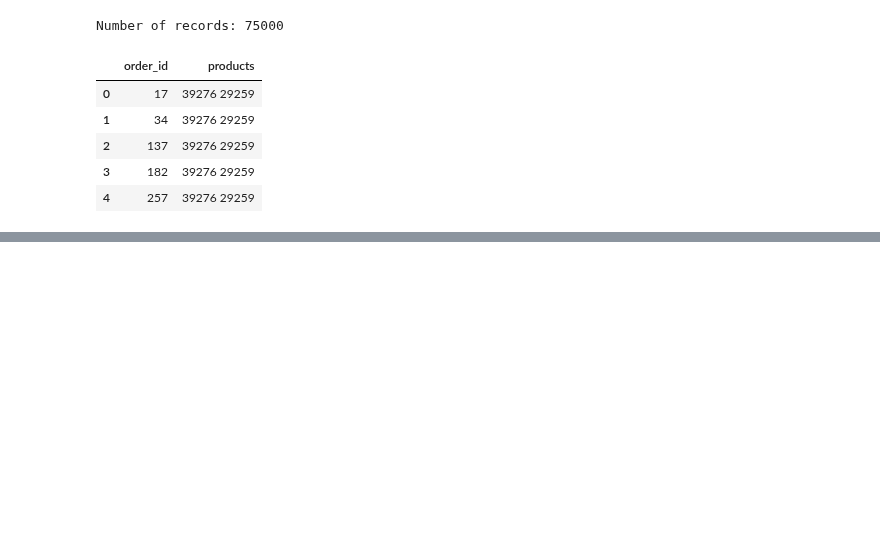
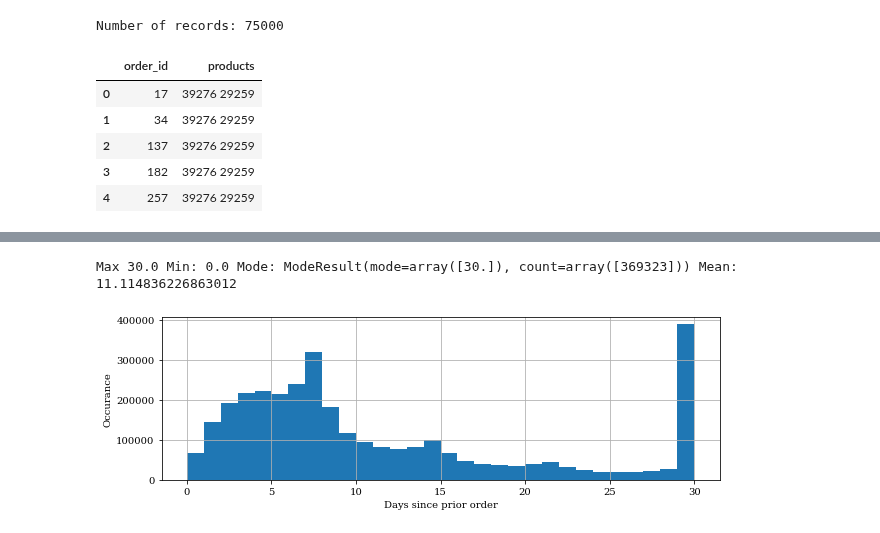
Before and after one commit to cherryng/MLcourse, a Jupyter notebook: H5_CapstoneProject.ipynb, the cells around one changed output, grey strips where cells are left out. Drawn from its saved outputs; the diff is of its cells as text; code cells hidden in the pictures; blank space fills up the shorter version.

```diff
--- a/H5_CapstoneProject.ipynb
+++ b/H5_CapstoneProject.ipynb
@@ -117,3 +117,14 @@ Mode: ModeResult(mode=array([4]), count=array([21769])) Mean: 16.583101077914783
+# %%
+users_order_prior = data_orders.groupby('user_id')['days_since_prior_order'].aggregate('max').reset_index()
+fig = plt.figure(1, figsize=(10,3))
+plt.hist(data_orders["days_since_prior_order"], density=False, bins=30)  # density=False would make counts
+plt.ylabel('Occurance')
+plt.xlabel('Days since prior order')
+plt.grid()
+print("Max",np.max(data_orders["days_since_prior_order"]), "Min:", np.min(data_orders["days_since_prior_order"]), "Mode:", stats.mode(data_orders["days_since_prior_order"]), "Mean:",np.mean(data_orders["days_since_prior_order"]))
+# %% [output]
+Max 30.0 Min: 0.0 Mode: ModeResult(mode=array([30.]), count=array([369323])) Mean: 11.114836226863012
+[figure, added]
 # %%
 #Histogram of dow
 fig = plt.figure(1, figsize=(10,3))
```
Also changed, not shown: parts of 16 cells of this notebook.
